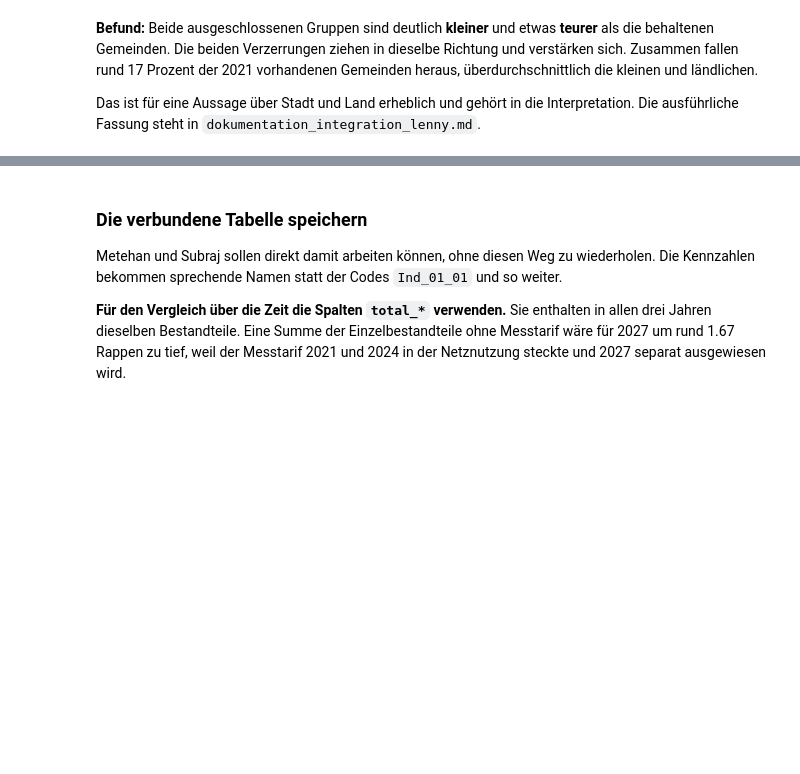
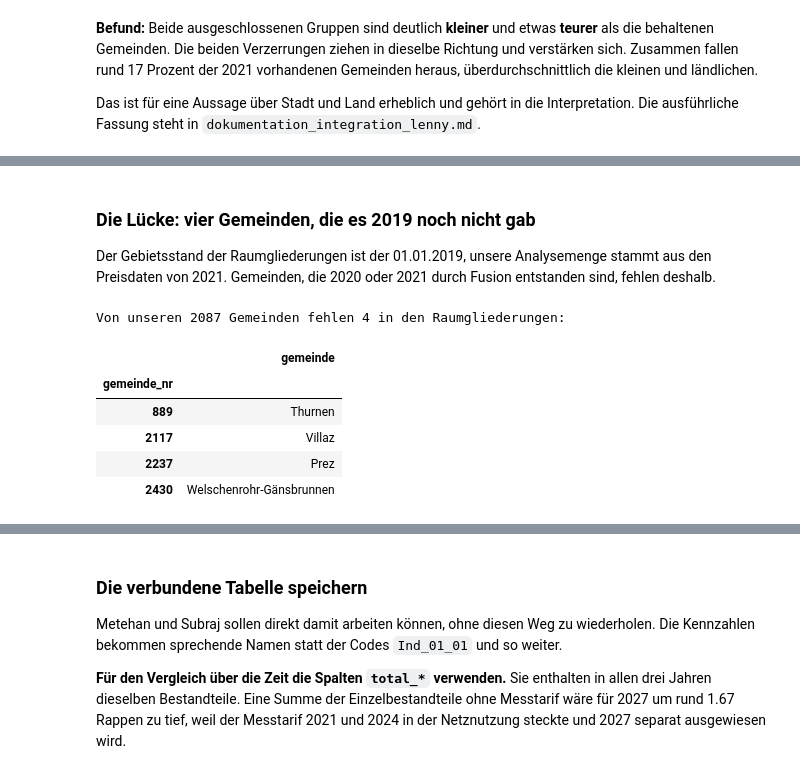
Before and after one commit to AltayMetehan/data-prices-electronic, a Jupyter notebook: scripts/01_daten_bfs_lenny.ipynb, the cells around one changed output, grey strips where cells are left out. Saved outputs shown, nothing was run; the diff lists cells and outputs as text; code cells hidden in the pictures; blank space fills up the shorter version.

```diff
--- a/scripts/01_daten_bfs_lenny.ipynb
+++ b/scripts/01_daten_bfs_lenny.ipynb
@@ -411,0 +471,18 @@ Interpretation. Die ausführliche Fassung steht in `dokumentation_integration_le
+# %% [markdown]
+### Die Lücke: vier Gemeinden, die es 2019 noch nicht gab
+
+Der Gebietsstand der Raumgliederungen ist der 01.01.2019, unsere Analysemenge stammt
+aus den Preisdaten von 2021. Gemeinden, die 2020 oder 2021 durch Fusion entstanden
+sind, fehlen deshalb.
+# %%
+fehlend = sorted(set(verbunden.index) - set(raum.index))
+print(f"Von unseren {len(verbunden)} Gemeinden fehlen {len(fehlend)} in den Raumgliederungen:")
+verbunden.loc[fehlend, ["gemeinde"]]
+# %% [output]
+Von unseren 2087 Gemeinden fehlen 4 in den Raumgliederungen:
+|  | gemeinde |
+| gemeinde_nr |  |
+| 889 | Thurnen |
+| 2117 | Villaz |
+| 2237 | Prez |
+| 2430 | Welschenrohr-Gänsbrunnen |
```
Also changed, not shown: parts of 11 cells of this notebook, 10 other files.
